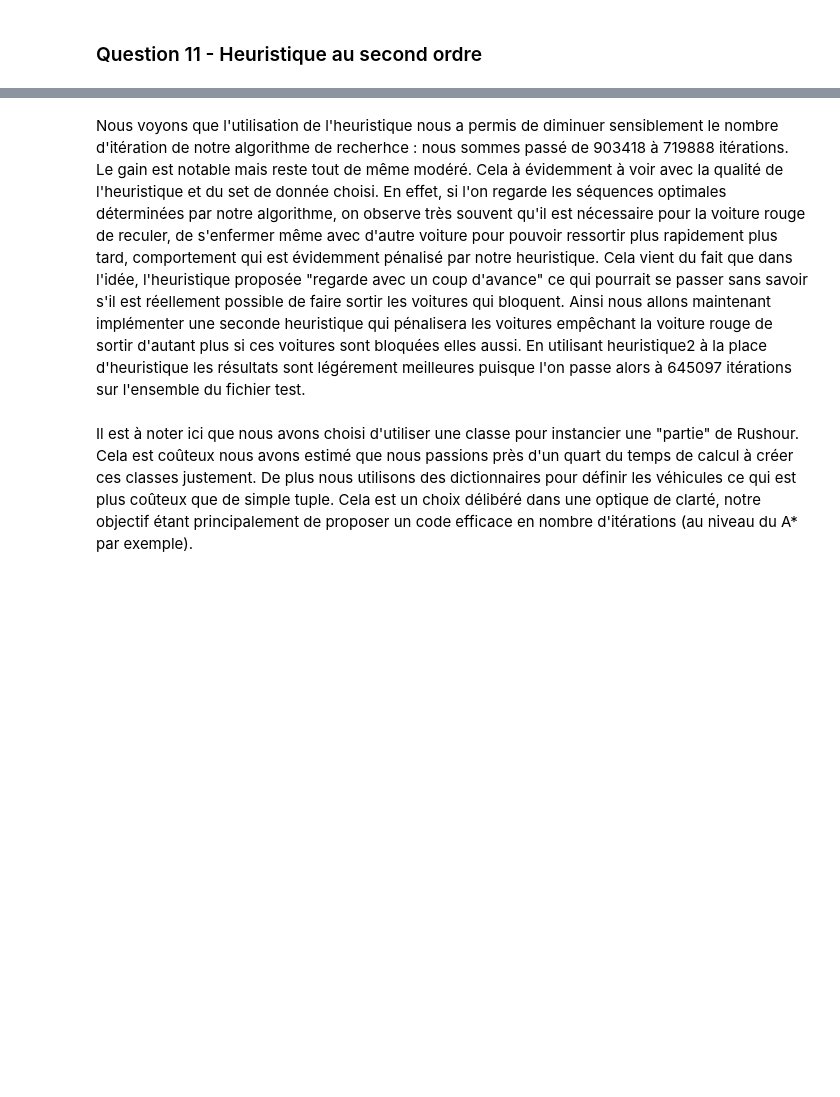
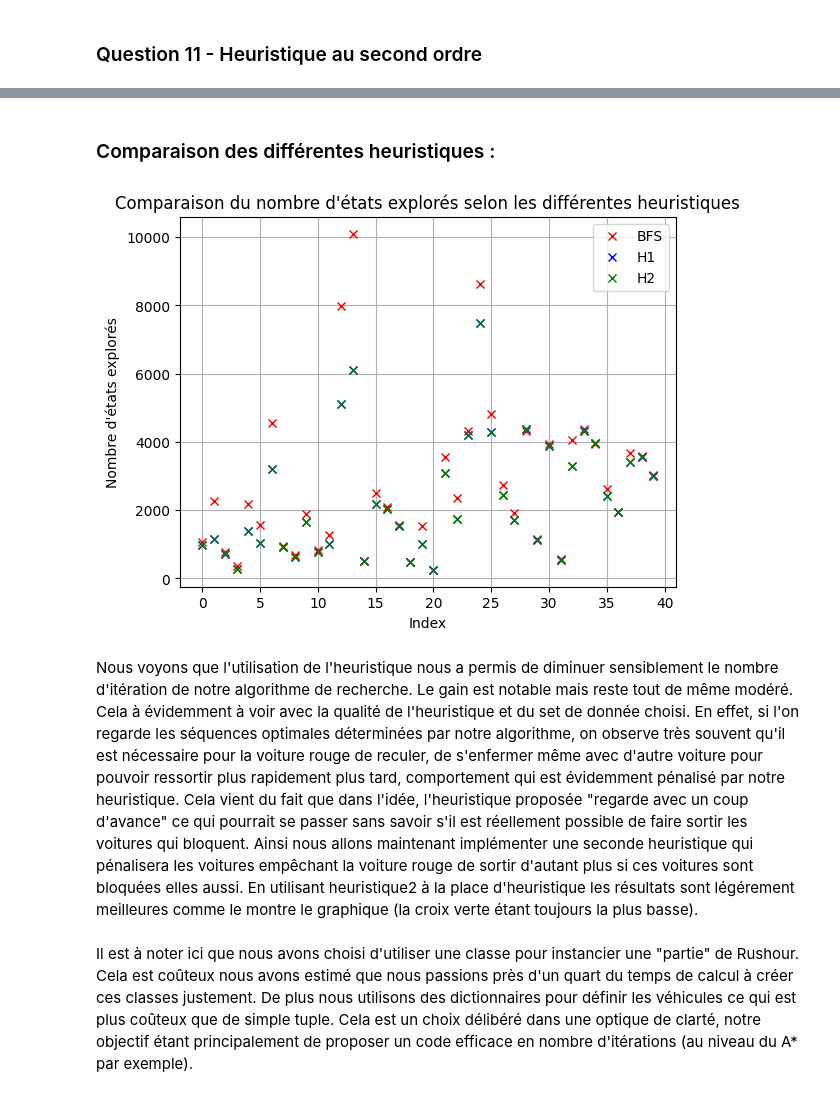
Before and after one commit to romeodelyon69/RushHour, a Jupyter notebook: rushHour.ipynb, the cells around one changed output, grey strips where cells are left out. Cells and saved outputs as stored; diff of their text form; code cells hidden in the pictures; blank space fills up the shorter version.

```diff
--- a/rushHour.ipynb
+++ b/rushHour.ipynb
@@ -698,4 +838,22 @@ nombre d'itérations avec heuristique :  645097
+# %% [markdown]
+### Comparaison des différentes heuristiques :
+# %%
+plt.plot(list_iterationsBFS, marker='x', linestyle='', color='r', label="BFS")
+plt.plot(list_iterationsH1, marker='x', linestyle='', color='b', label="H1")
+plt.plot(list_iterationsH2, marker='x', linestyle='', color='g', label="H2")
+
+# Ajouter des titres et légendes
+plt.xlabel("Index")
+plt.ylabel("Nombre d'états explorés")
+plt.title("Comparaison du nombre d'états explorés selon les différentes heuristiques")
+plt.legend()
+plt.grid(True)
+
+# Afficher le graphique
+plt.show()
+# %% [output]
+[figure, added]
 # %% [markdown]
-Nous voyons que l'utilisation de l'heuristique nous a permis de diminuer sensiblement le nombre d'itération de notre algorithme de recherhce : nous sommes passé de 903418 à 719888 itérations. Le gain est notable mais reste tout de même modéré. Cela à évidemment à voir avec la qualité de l'heuristique et du set de donnée choisi. En effet, si l'on regarde les séquences optimales déterminées par notre algorithme, on observe très souvent qu'il est nécessaire pour la voiture rouge de reculer, de s'enfermer même avec d'autre voiture pour pouvoir ressortir plus rapidement plus tard, comportement qui est évidemment pénalisé par notre heuristique. Cela vient du fait que dans l'idée, l'heuristique proposée "regarde avec un coup d'avance" ce qui pourrait se passer sans savoir s'il est réellement possible de faire sortir les voitures qui bloquent. Ainsi nous allons maintenant implémenter une seconde heuristique qui pénalisera les voitures empêchant la voiture rouge de sortir d'autant plus si ces voitures sont bloquées elles aussi. En utilisant heuristique2 à la place d'heuristique les résultats sont légérement meilleures puisque l'on passe alors à 645097 itérations sur l'ensemble du fichier test.
+Nous voyons que l'utilisation de l'heuristique nous a permis de diminuer sensiblement le nombre d'itération de notre algorithme de recherche. Le gain est notable mais reste tout de même modéré. Cela à évidemment à voir avec la qualité de l'heuristique et du set de donnée choisi. En effet, si l'on regarde les séquences optimales déterminées par notre algorithme, on observe très souvent qu'il est nécessaire pour la voiture rouge de reculer, de s'enfermer même avec d'autre voiture pour pouvoir ressortir plus rapidement plus tard, comportement qui est évidemment pénalisé par notre heuristique. Cela vient du fait que dans l'idée, l'heuristique proposée "regarde avec un coup d'avance" ce qui pourrait se passer sans savoir s'il est réellement possible de faire sortir les voitures qui bloquent. Ainsi nous allons maintenant implémenter une seconde heuristique qui pénalisera les voitures empêchant la voiture rouge de sortir d'autant plus si ces voitures sont bloquées elles aussi. En utilisant heuristique2 à la place d'heuristique les résultats sont légérement meilleures comme le montre le graphique (la croix verte étant toujours la plus basse).
 # %% [markdown]
 Il est à noter ici que nous avons choisi d'utiliser une classe pour instancier une "partie" de Rushour. Cela est coûteux nous avons estimé que nous passions près d'un quart du temps de calcul à créer ces classes justement. De plus nous utilisons des dictionnaires pour définir les véhicules ce qui est plus coûteux que de simple tuple. Cela est un choix délibéré dans une optique de clarté, notre objectif étant principalement de proposer un code efficace en nombre d'itérations (au niveau du A* par exemple).
```
Also changed, not shown: parts of 9 cells of this notebook.
